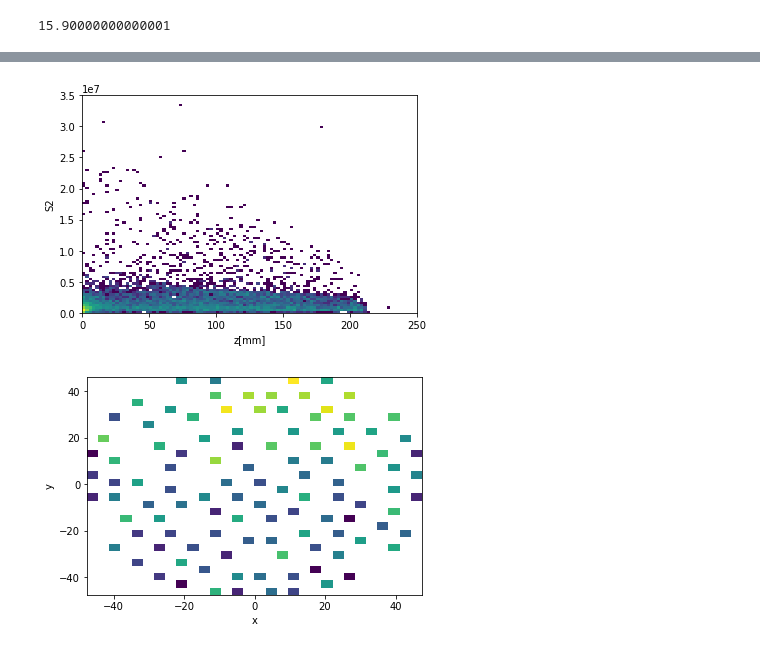
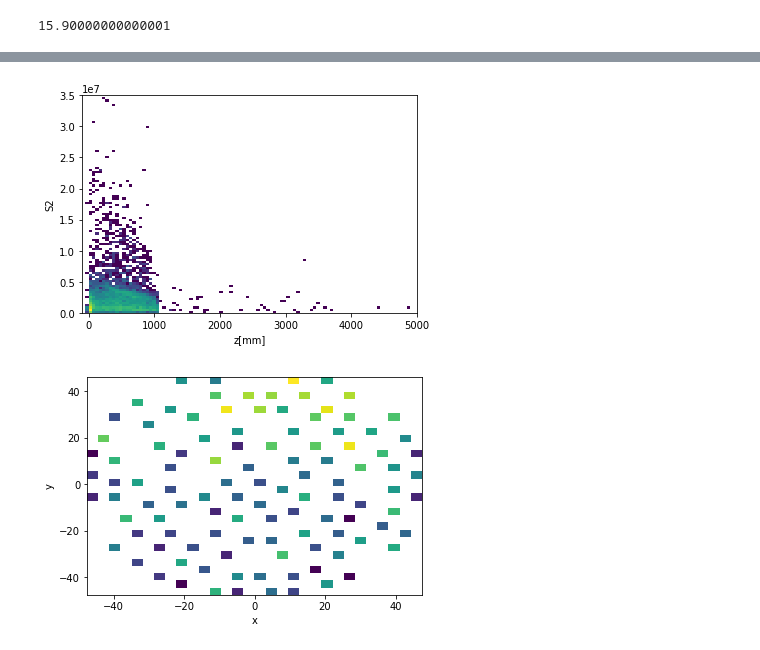
Before and after one commit to wesselrijk/XENON1T_NikhefProject, a Jupyter notebook: DataAnalysis/NG_position_reconstruction.ipynb, the cells around one changed output, grey strips where cells are left out. Cells and saved outputs as stored; diff of their text form; code cells hidden in the pictures.

```diff
--- a/DataAnalysis/NG_position_reconstruction.ipynb
+++ b/DataAnalysis/NG_position_reconstruction.ipynb
@@ -189,7 +193,7 @@ def Peaks (pulse, printall):
 # %%
 #getting the already classified S1 and S2 signals stored in a list (Zhuoran Feng)
 #NG_data.p: 10000 events
-with open ('NG_data.p','rb') as fp:
+with open ('NG_data_new.p','rb') as fp:
     data = pickle.load(fp)
 # %%
 #checking whether it works
@@ -241,7 +251,7 @@ def position(raw,data):
 #create the position_list
 start_time = time.time()
 
-position_list, counter = position(raw,data)
+position_list, counter = position(NG,data)
 
 print("position_list execution runtime: ", time.time()-start_time) #seconds
 # %% [output]
@@ -281,0 +295,12 @@ fig.savefig(fname, dpi = (200))
+# %%
+#plotting the x-, y- and z-coordinate
+x = np.array([])
+y = np.array([])
+z = np.array([])
+for position in position_list:
+    #print(position)
+    x = np.append(x,position['x'])
+    y = np.append(y,position['y'])
+    z = np.append(z,position['z'])
+print(len(x))
+print(len(s2))
@@ -297,20 +336,0 @@ fig.savefig(fname, dpi = (200))
-# %%
-#plotting the x-, y- and z-coordinate
-x = []
-y = []
-z = []
-for position in position_list:
-    #print(position)
-    x.append(position['x'])
-    y.append(position['y'])
-    z.append(position['z'])
-
-fig, ax = plt.subplots(2, 1, sharex='col')
-ax[0].hist2d(x,s2, bins=(100,100), norm=mpl.colors.LogNorm())
-ax[1].hist2d(y,s2, bins=(100,100), norm=mpl.colors.LogNorm())
-ax[0].set_xlabel("x[mm]")
-ax[1].set_xlabel("y[mm]")
-ax[0].set_ylabel("S2")
-ax[1].set_ylabel("S2")
-fname = 'x-y-position10000.png'
-fig.savefig(fname, dpi = (200))
@@ -319,12 +337,12 @@ fig.savefig(fname, dpi = (200))
 # %%
 fig, ax = plt.subplots()
-ax.hist2d(z,s2, bins=(100,100), range=((0,250),(0,3.5*1e7)), norm=mpl.colors.LogNorm())
+ax.hist2d(z,s2, bins=(100,100), range=((-100,5000),(0,3.5*1e7)), norm=mpl.colors.LogNorm())
 ax.set_xlabel("z[mm]")
 ax.set_ylabel("S2")
 fname = 'NG_z-position10000.png'
 fig.savefig(fname, dpi = (200))
 # %% [output]
-[figure, old version]
+[figure, new version]
 # %%
 fig, ax = plt.subplots()
 ax.hist2d(x,y, bins=(30,30), norm=mpl.colors.LogNorm())
```
Also changed, not shown: parts of 10 cells of this notebook.
